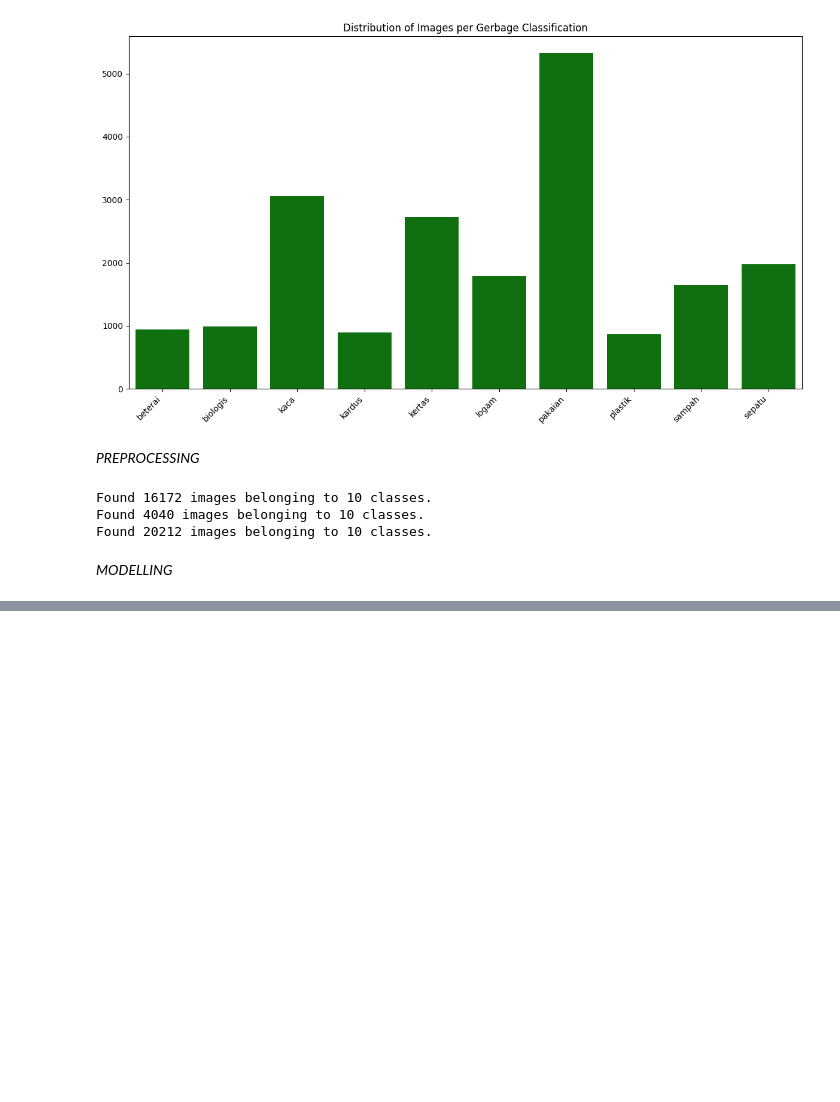
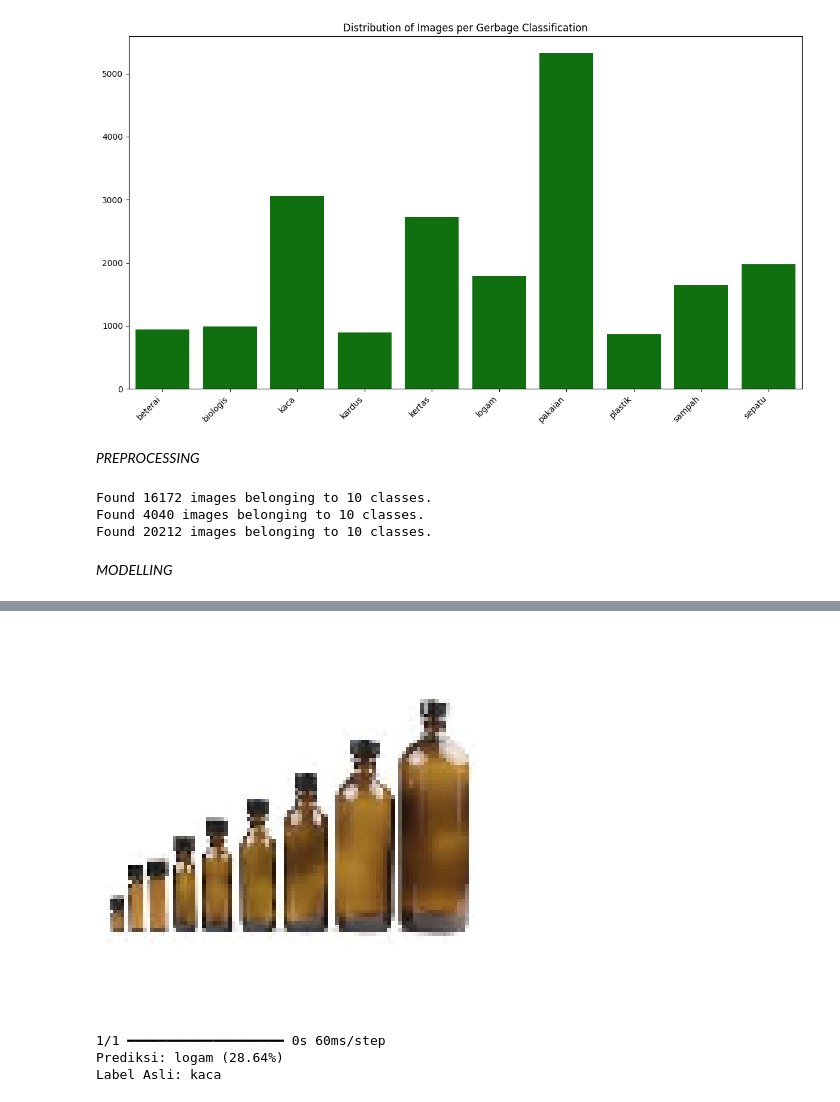
Before and after one commit to RadithyaSatya/Machine-Learning-Deteksi-Sampah, a Jupyter notebook: notebook.ipynb, the cells around one changed output, grey strips where cells are left out. Cells and saved outputs as stored; diff of their text form; code cells hidden in the pictures; blank space fills up the shorter version.

Commit message:
Update - Testing model

```diff
--- a/notebook.ipynb
+++ b/notebook.ipynb
@@ -237,7 +237,7 @@ model.add(Dense(128, activation='relu'))
 model.add(Dropout(0.5))
 model.add(Dense(64, activation='relu'))
 model.add(Dropout(0.3))
-model.add(Dense(13, activation='softmax'))
+model.add(Dense(10, activation='softmax'))
 
 model.compile(optimizer=tf.keras.optimizers.Adam(),loss='categorical_crossentropy', metrics=['accuracy'])
 
@@ -269,15 +269,19 @@ None
 class EarlyStopping(tf.keras.callbacks.Callback):
     def on_epoch_end(self, epoch, logs = None):
         if logs.get('val_accuracy') >= 0.87:
-            print(f"\n# This callback stop the training at : \nEpoch : {epoch} Val_acuuracy : %{logs['val_accuracy']*100}")
+            print(f"\n# This callback stop the training at : \nEpoch : {epoch} Val_accuracy : %{logs['val_accuracy']*100}")
+            self.model.stop_training = True
+
+early_stopping = EarlyStopping()
 
 history = model.fit(
     train_generator,
     steps_per_epoch=len(train_generator),
     validation_data=validation_generator,
-    validation_steps=10,
+    validation_steps=len(validation_generator),
     epochs=50,
-    verbose=1
+    verbose=1,
+    callbacks=[early_stopping]
 )
 
 model.save("model_klasifikasi_sampah.h5")
@@ -286,0 +313,34 @@ ValueError: Arguments `target` and `output` must have the same shape. Received:
+# %%
+import numpy as np
+import random
+import matplotlib.pyplot as plt
+
+class_names = list(test_generator.class_indices.keys())
+batch_images, batch_labels = next(test_generator)
+
+random_idx = random.randint(0, len(batch_images) - 1)
+random_image = batch_images[random_idx]
+random_label = batch_labels[random_idx]
+
+plt.imshow(random_image)
+plt.axis("off")
+plt.show()
+
+input_image = np.expand_dims(random_image, axis=0)
+
+prediction = model.predict(input_image)
+
+predicted_class_idx = np.argmax(prediction)
+predicted_class = class_names[predicted_class_idx]
+confidence = np.max(prediction) * 100
+
+actual_class_idx = np.argmax(random_label)
+actual_class = class_names[actual_class_idx]
+
+print(f"Prediksi: {predicted_class} ({confidence:.2f}%)")
+print(f"Label Asli: {actual_class}")
+# %% [output]
+[figure, added]
+1/1 ━━━━━━━━━━━━━━━━━━━━ 0s 60ms/step
+Prediksi: logam (28.64%)
+Label Asli: kaca
```
Also changed, not shown: parts of 5 cells of this notebook.
